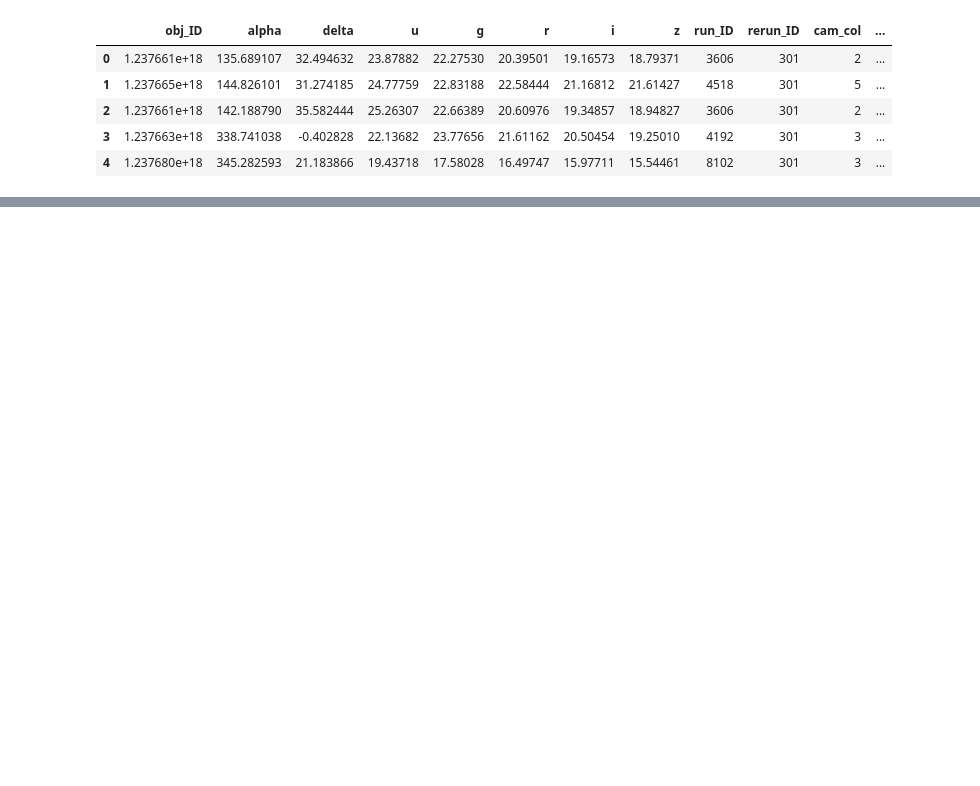
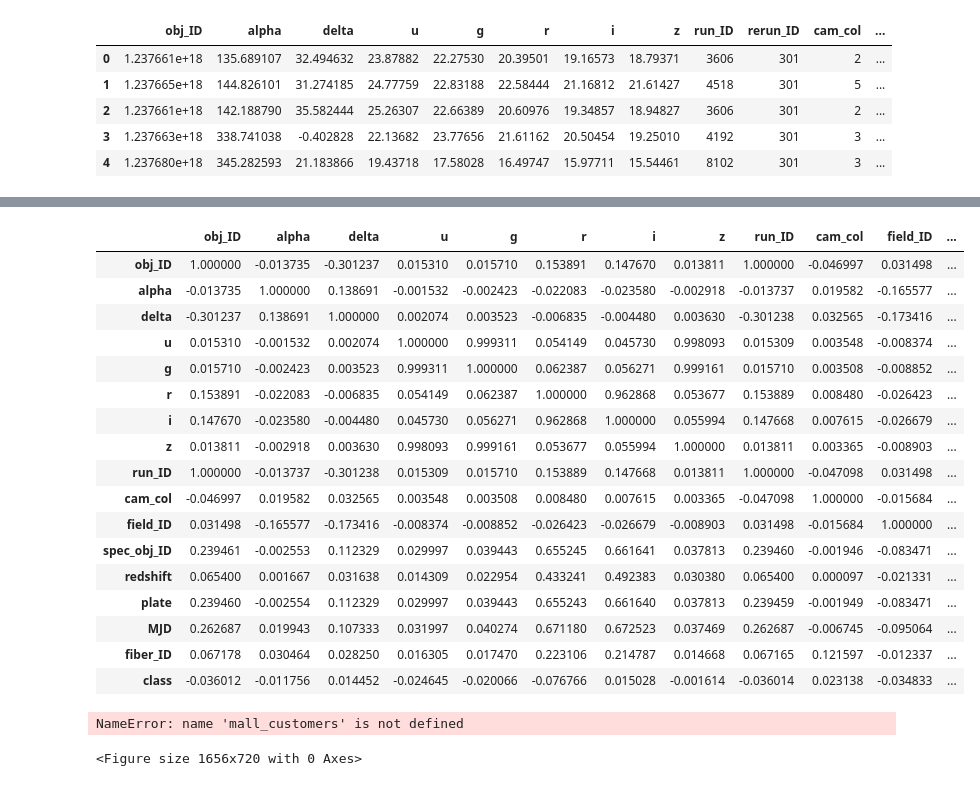
Before and after one commit to vedang9/Stellar-Classification, a Jupyter notebook: Untitled.ipynb, the cells around one changed output, grey strips where cells are left out. Drawn from its saved outputs; the diff is of its cells as text; code cells hidden in the pictures; blank space fills up the shorter version.

```diff
--- a/Untitled.ipynb
+++ b/Untitled.ipynb
@@ -13,0 +130,27 @@ df.head()
+# %%
+df.corr()
+# %% [output]
+|  | obj_ID | alpha | delta | u | g | r | i | z | run_ID | cam_col | field_ID | ... |
+| obj_ID | 1.000000 | -0.013735 | -0.301237 | 0.015310 | 0.015710 | 0.153891 | 0.147670 | 0.013811 | 1.000000 | -0.046997 | 0.031498 | ... |
+| alpha | -0.013735 | 1.000000 | 0.138691 | -0.001532 | -0.002423 | -0.022083 | -0.023580 | -0.002918 | -0.013737 | 0.019582 | -0.165577 | ... |
+| delta | -0.301237 | 0.138691 | 1.000000 | 0.002074 | 0.003523 | -0.006835 | -0.004480 | 0.003630 | -0.301238 | 0.032565 | -0.173416 | ... |
+| u | 0.015310 | -0.001532 | 0.002074 | 1.000000 | 0.999311 | 0.054149 | 0.045730 | 0.998093 | 0.015309 | 0.003548 | -0.008374 | ... |
+| g | 0.015710 | -0.002423 | 0.003523 | 0.999311 | 1.000000 | 0.062387 | 0.056271 | 0.999161 | 0.015710 | 0.003508 | -0.008852 | ... |
+| r | 0.153891 | -0.022083 | -0.006835 | 0.054149 | 0.062387 | 1.000000 | 0.962868 | 0.053677 | 0.153889 | 0.008480 | -0.026423 | ... |
+| i | 0.147670 | -0.023580 | -0.004480 | 0.045730 | 0.056271 | 0.962868 | 1.000000 | 0.055994 | 0.147668 | 0.007615 | -0.026679 | ... |
+| z | 0.013811 | -0.002918 | 0.003630 | 0.998093 | 0.999161 | 0.053677 | 0.055994 | 1.000000 | 0.013811 | 0.003365 | -0.008903 | ... |
+| run_ID | 1.000000 | -0.013737 | -0.301238 | 0.015309 | 0.015710 | 0.153889 | 0.147668 | 0.013811 | 1.000000 | -0.047098 | 0.031498 | ... |
+| cam_col | -0.046997 | 0.019582 | 0.032565 | 0.003548 | 0.003508 | 0.008480 | 0.007615 | 0.003365 | -0.047098 | 1.000000 | -0.015684 | ... |
+| field_ID | 0.031498 | -0.165577 | -0.173416 | -0.008374 | -0.008852 | -0.026423 | -0.026679 | -0.008903 | 0.031498 | -0.015684 | 1.000000 | ... |
+| spec_obj_ID | 0.239461 | -0.002553 | 0.112329 | 0.029997 | 0.039443 | 0.655245 | 0.661641 | 0.037813 | 0.239460 | -0.001946 | -0.083471 | ... |
+| redshift | 0.065400 | 0.001667 | 0.031638 | 0.014309 | 0.022954 | 0.433241 | 0.492383 | 0.030380 | 0.065400 | 0.000097 | -0.021331 | ... |
+| plate | 0.239460 | -0.002554 | 0.112329 | 0.029997 | 0.039443 | 0.655243 | 0.661640 | 0.037813 | 0.239459 | -0.001949 | -0.083471 | ... |
+| MJD | 0.262687 | 0.019943 | 0.107333 | 0.031997 | 0.040274 | 0.671180 | 0.672523 | 0.037469 | 0.262687 | -0.006745 | -0.095064 | ... |
+| fiber_ID | 0.067178 | 0.030464 | 0.028250 | 0.016305 | 0.017470 | 0.223106 | 0.214787 | 0.014668 | 0.067165 | 0.121597 | -0.012337 | ... |
+| class | -0.036012 | -0.011756 | 0.014452 | -0.024645 | -0.020066 | -0.076766 | 0.015028 | -0.001614 | -0.036014 | 0.023138 | -0.034833 | ... |
+# %%
+plt.figure(figsize=(23,10))
+sns.countplot(x = 'Annual Income (k$)', data = mall_customers, palette='magma')
+# %% [output]
+NameError: name 'mall_customers' is not defined
+<Figure size 1656x720 with 0 Axes>
```
Also changed, not shown: parts of 13 cells of this notebook.
